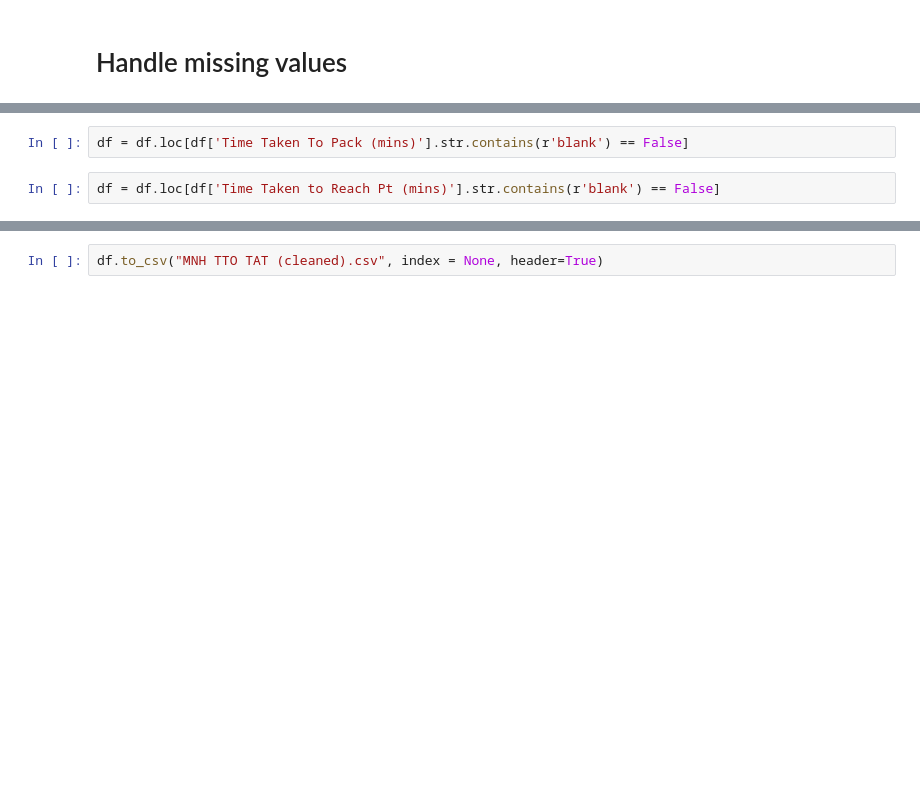
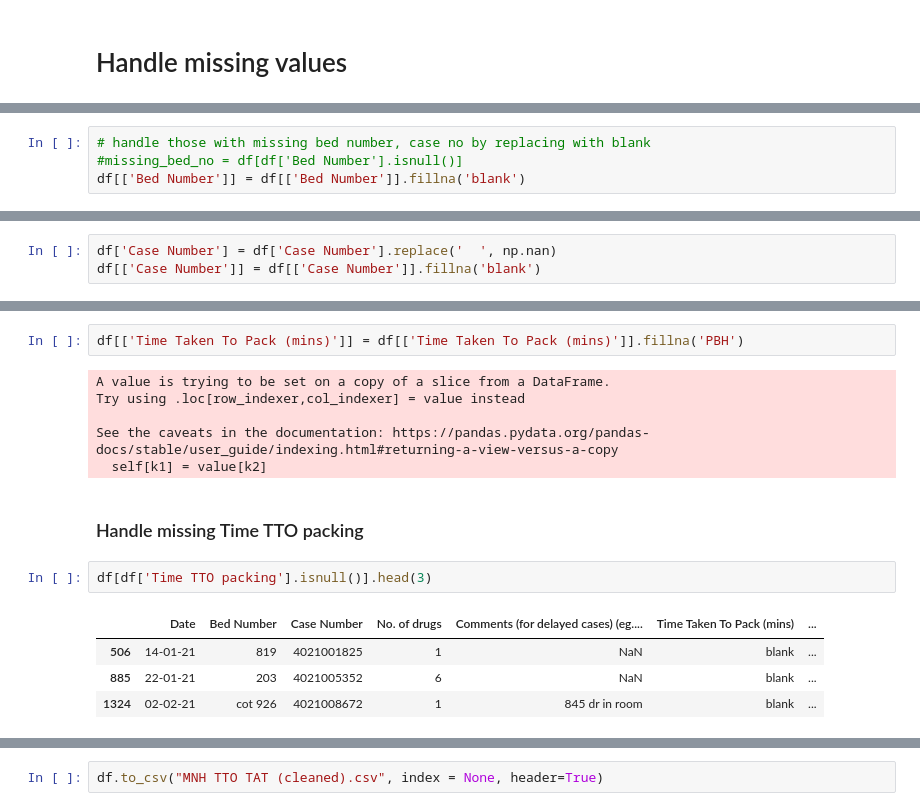
Before and after one commit to RoystonCXW/IS447---Smart-Healthcare, a Jupyter notebook: IS447/System/Data/Pharmacy Dept/Data Cleaning/MNH_Cleaning.ipynb, the cells around one changed output, grey strips where cells are left out. Drawn from its saved outputs; the diff is of its cells as text; blank space fills up the shorter version.

```diff
--- a/IS447/System/Data/Pharmacy Dept/Data Cleaning/MNH_Cleaning.ipynb
+++ b/IS447/System/Data/Pharmacy Dept/Data Cleaning/MNH_Cleaning.ipynb
@@ -150,0 +101,4 @@ df
+# %%
+# handle those with missing bed number, case no by replacing with blank
+#missing_bed_no = df[df['Bed Number'].isnull()]
+df[['Bed Number']] = df[['Bed Number']].fillna('blank')
@@ -150,0 +113,3 @@ df
+# %%
+df['Case Number'] = df['Case Number'].replace('  ', np.nan)
+df[['Case Number']] = df[['Case Number']].fillna('blank')
@@ -151,4 +130,17 @@ df
 # %%
-df = df.loc[df['Time Taken To Pack (mins)'].str.contains(r'blank') == False]
+df[['Time Taken To Pack (mins)']] = df[['Time Taken To Pack (mins)']].fillna('PBH')
+# %% [output]
+A value is trying to be set on a copy of a slice from a DataFrame.
+Try using .loc[row_indexer,col_indexer] = value instead
+
+See the caveats in the documentation: https://pandas.pydata.org/pandas-docs/stable/user_guide/indexing.html#returning-a-view-versus-a-copy
+  self[k1] = value[k2]
-# %%
-df = df.loc[df['Time Taken to Reach Pt (mins)'].str.contains(r'blank') == False]
+# %% [markdown]
+### Handle missing Time TTO packing
+# %%
+df[df['Time TTO packing'].isnull()].head(3)
+# %% [output]
+|  | Date | Bed Number | Case Number | No. of drugs | Comments (for delayed cases) (eg.... | Time Taken To Pack (mins) | ... |
+| 506 | 14-01-21 | 819 | 4021001825 | 1 | NaN | blank | ... |
+| 885 | 22-01-21 | 203 | 4021005352 | 6 | NaN | blank | ... |
+| 1324 | 02-02-21 | cot 926 | 4021008672 | 1 | 845 dr in room | blank | ... |
```
Also changed, not shown: parts of 46 cells of this notebook, 1 other file.
